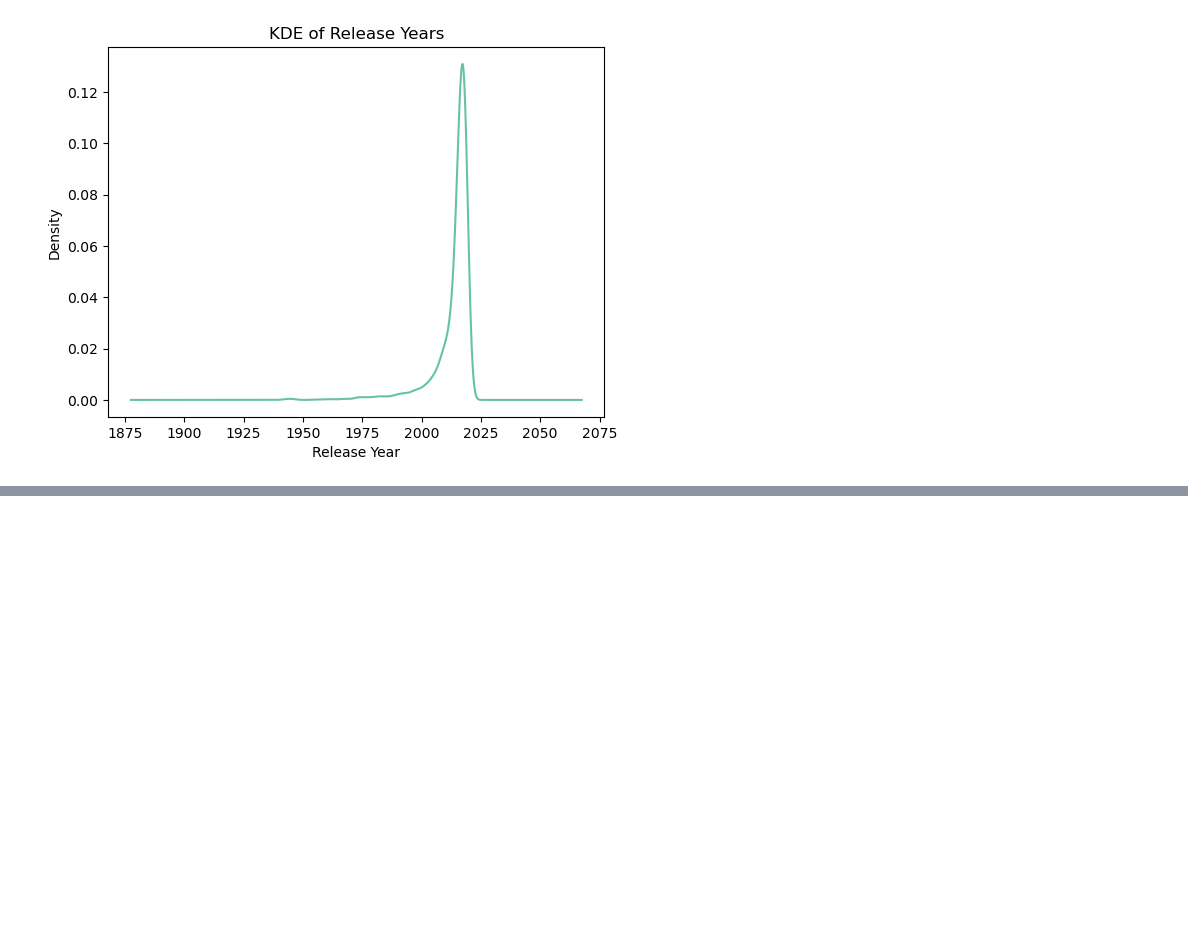
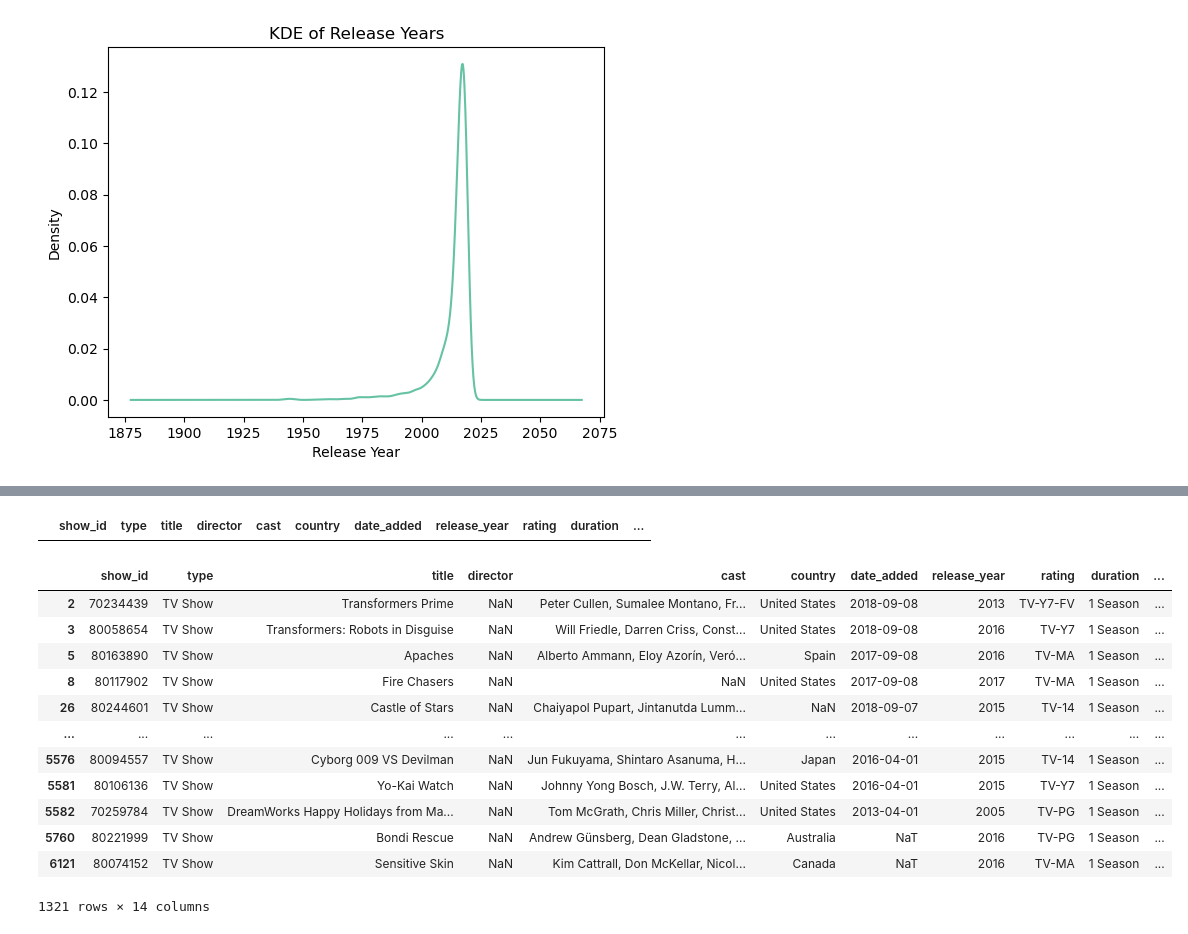
Before and after one commit to Ambily313/Netflix-Data-Exploration-Visualization, a Jupyter notebook: netflix.ipynb, the cells around one changed output, grey strips where cells are left out. Saved outputs shown, nothing was run; the diff lists cells and outputs as text; code cells hidden in the pictures; blank space fills up the shorter version.

```diff
--- a/netflix.ipynb
+++ b/netflix.ipynb
@@ -622,0 +618,24 @@ SyntaxError: invalid character '📑' (U+1F4D1) (3749214545.py, line 1)
+# %%
+# Filter shows added in 2021 only.
+
+df[df['Year_added']==2021]
+# %% [output]
+|  | show_id | type | title | director | cast | country | date_added | release_year | rating | duration | ... |
+# %%
+# Find shows where duration is “1 Season”.
+
+df[df['duration']=='1 Season']
+# %% [output]
+|  | show_id | type | title | director | cast | country | date_added | release_year | rating | duration | ... |
+| 2 | 70234439 | TV Show | Transformers Prime | NaN | Peter Cullen, Sumalee Montano, Fr... | United States | 2018-09-08 | 2013 | TV-Y7-FV | 1 Season | ... |
+| 3 | 80058654 | TV Show | Transformers: Robots in Disguise | NaN | Will Friedle, Darren Criss, Const... | United States | 2018-09-08 | 2016 | TV-Y7 | 1 Season | ... |
+| 5 | 80163890 | TV Show | Apaches | NaN | Alberto Ammann, Eloy Azorín, Veró... | Spain | 2017-09-08 | 2016 | TV-MA | 1 Season | ... |
+| 8 | 80117902 | TV Show | Fire Chasers | NaN | NaN | United States | 2017-09-08 | 2017 | TV-MA | 1 Season | ... |
+| 26 | 80244601 | TV Show | Castle of Stars | NaN | Chaiyapol Pupart, Jintanutda Lumm... | NaN | 2018-09-07 | 2015 | TV-14 | 1 Season | ... |
+| ... | ... | ... | ... | ... | ... | ... | ... | ... | ... | ... | ... |
+| 5576 | 80094557 | TV Show | Cyborg 009 VS Devilman | NaN | Jun Fukuyama, Shintaro Asanuma, H... | Japan | 2016-04-01 | 2015 | TV-14 | 1 Season | ... |
+| 5581 | 80106136 | TV Show | Yo-Kai Watch | NaN | Johnny Yong Bosch, J.W. Terry, Al... | United States | 2016-04-01 | 2015 | TV-Y7 | 1 Season | ... |
+| 5582 | 70259784 | TV Show | DreamWorks Happy Holidays from Ma... | NaN | Tom McGrath, Chris Miller, Christ... | United States | 2013-04-01 | 2005 | TV-PG | 1 Season | ... |
+| 5760 | 80221999 | TV Show | Bondi Rescue | NaN | Andrew Günsberg, Dean Gladstone, ... | Australia | NaT | 2016 | TV-PG | 1 Season | ... |
+| 6121 | 80074152 | TV Show | Sensitive Skin | NaN | Kim Cattrall, Don McKellar, Nicol... | Canada | NaT | 2016 | TV-MA | 1 Season | ... |
+1321 rows × 14 columns
```
Also changed, not shown: parts of 22 cells of this notebook.
